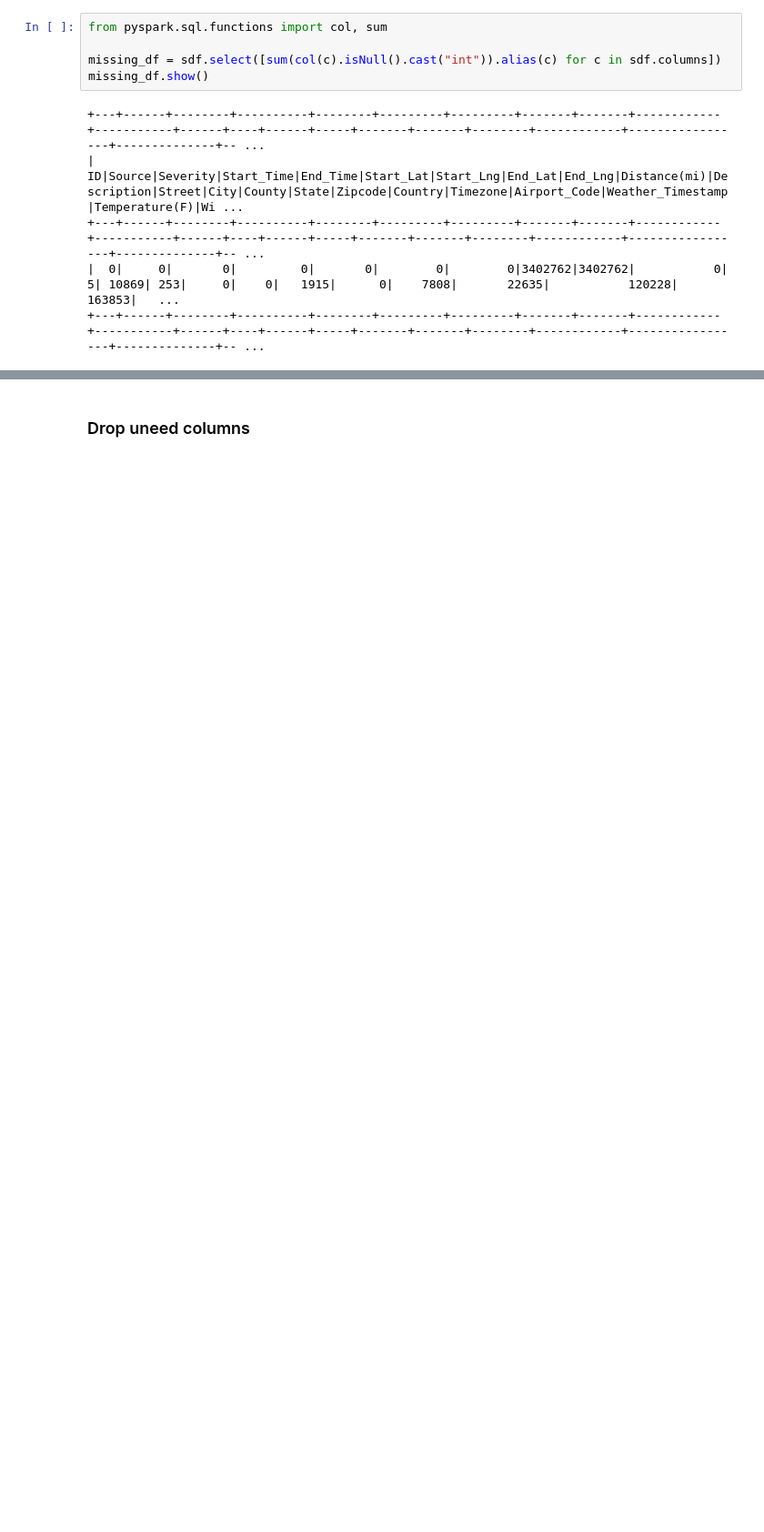
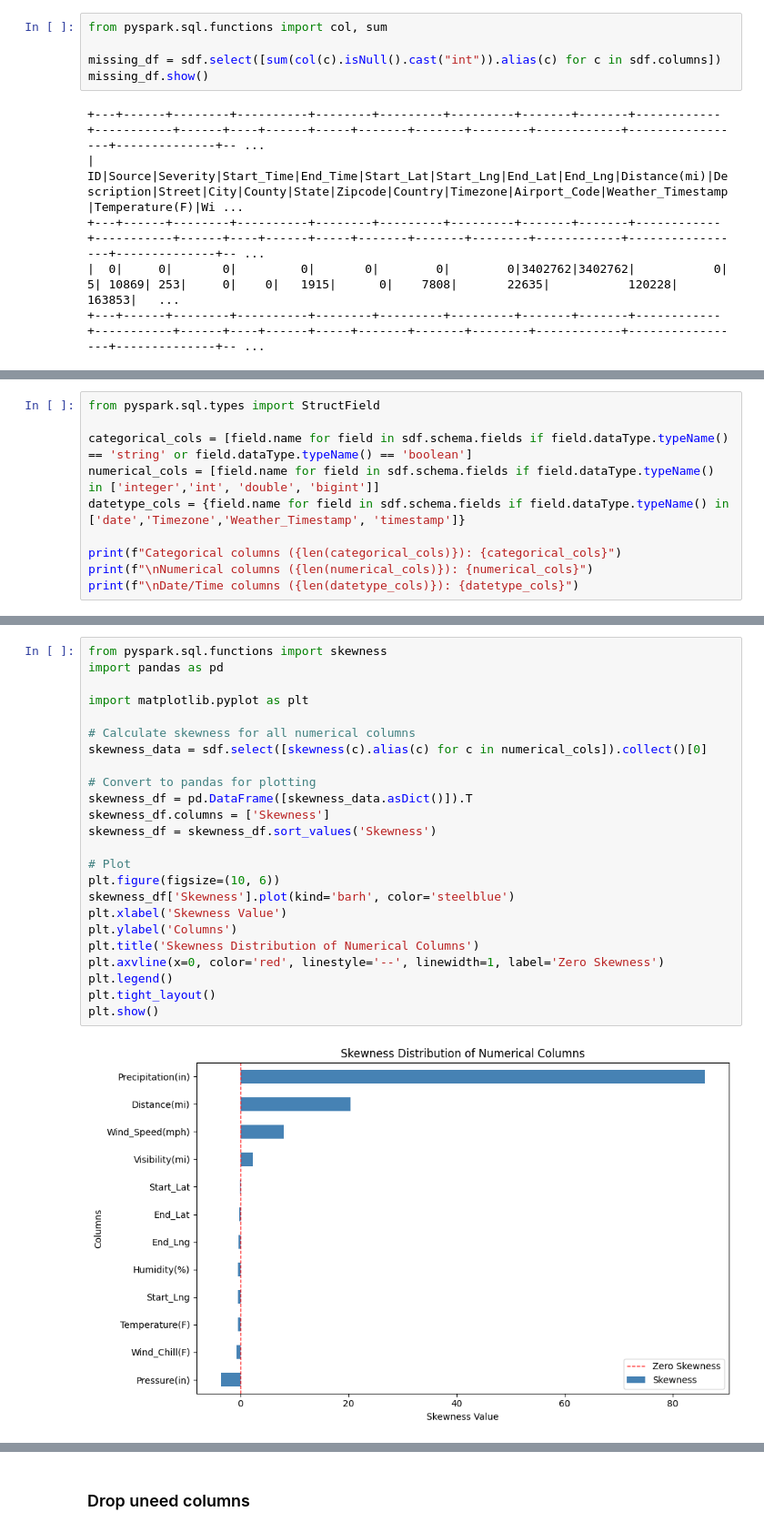
Before and after one commit to wittgenstein-byte/US-Traffic-Accident-BigData-Analysis, a Jupyter notebook: notebooks/01_data_overview.ipynb, the cells around one changed output, grey strips where cells are left out. Shown at 91% size. Cells and saved outputs as stored; diff of their text form; blank space fills up the shorter version.

Commit message:
find missing value, categorical, numerical, date time and skewness

```diff
--- a/notebooks/01_data_overview.ipynb
+++ b/notebooks/01_data_overview.ipynb
@@ -122,0 +143,10 @@ missing_df.show()
+# %%
+from pyspark.sql.types import StructField
+
+categorical_cols = [field.name for field in sdf.schema.fields if field.dataType.typeName() == 'string' or field.dataType.typeName() == 'boolean']
+numerical_cols = [field.name for field in sdf.schema.fields if field.dataType.typeName() in ['integer','int', 'double', 'bigint']]
+datetype_cols = {field.name for field in sdf.schema.fields if field.dataType.typeName() in ['date','Timezone','Weather_Timestamp', 'timestamp']}
+
+print(f"Categorical columns ({len(categorical_cols)}): {categorical_cols}")
+print(f"\nNumerical columns ({len(numerical_cols)}): {numerical_cols}")
+print(f"\nDate/Time columns ({len(datetype_cols)}): {datetype_cols}")
@@ -122,0 +170,26 @@ missing_df.show()
+# %%
+from pyspark.sql.functions import skewness
+import pandas as pd
+
+import matplotlib.pyplot as plt
+
+# Calculate skewness for all numerical columns
+skewness_data = sdf.select([skewness(c).alias(c) for c in numerical_cols]).collect()[0]
+
+# Convert to pandas for plotting
+skewness_df = pd.DataFrame([skewness_data.asDict()]).T
+skewness_df.columns = ['Skewness']
+skewness_df = skewness_df.sort_values('Skewness')
+
+# Plot
+plt.figure(figsize=(10, 6))
+skewness_df['Skewness'].plot(kind='barh', color='steelblue')
+plt.xlabel('Skewness Value')
+plt.ylabel('Columns')
+plt.title('Skewness Distribution of Numerical Columns')
+plt.axvline(x=0, color='red', linestyle='--', linewidth=1, label='Zero Skewness')
+plt.legend()
+plt.tight_layout()
+plt.show()
+# %% [output]
+[figure, added]
```
Also changed, not shown: parts of 11 cells of this notebook.
